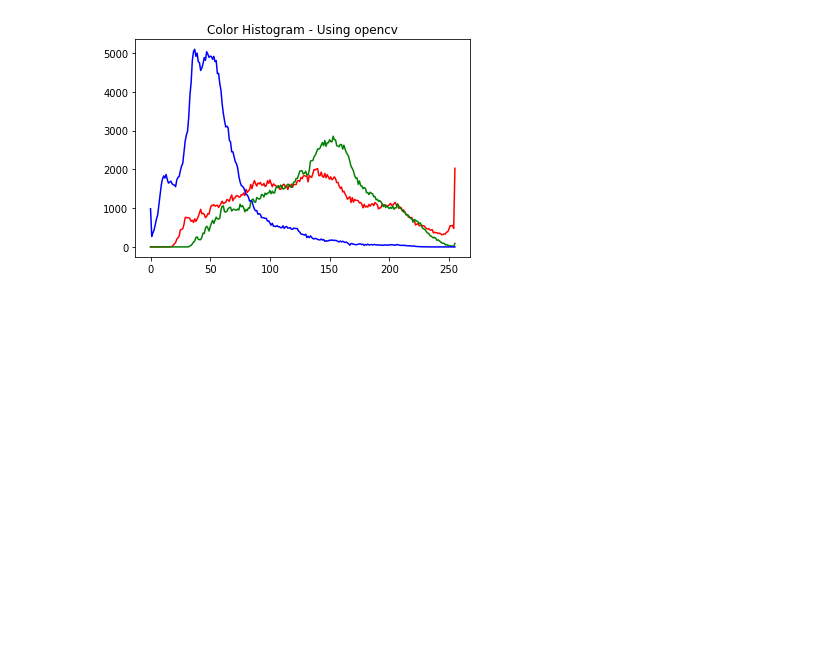
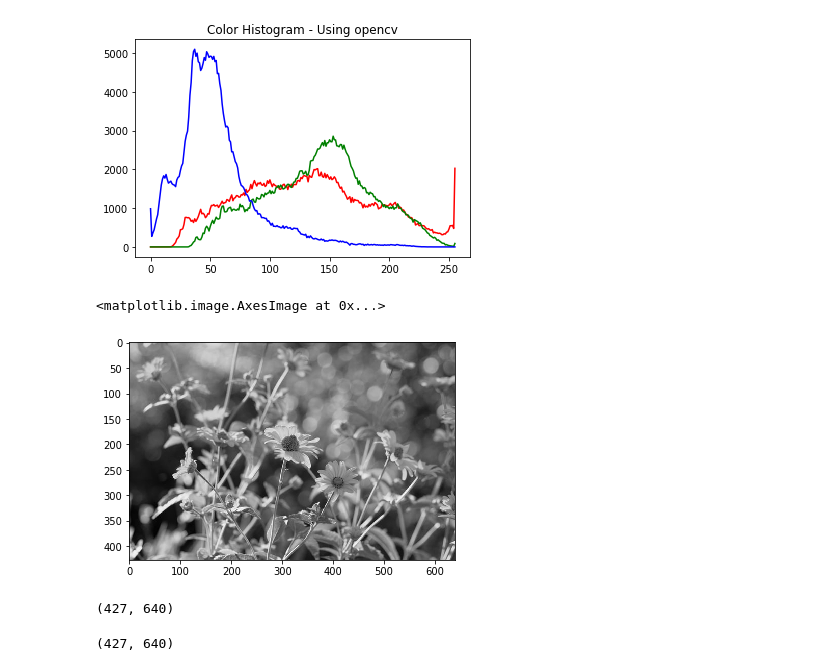
Before and after one commit to EthanWadsworth/TR_CV_Notes, a Jupyter notebook: Histograms.ipynb, the cells around one changed output. Cells and saved outputs as stored; diff of their text form; code cells hidden in the pictures; blank space fills up the shorter version.

```diff
--- a/Histograms.ipynb
+++ b/Histograms.ipynb
@@ -57,3 +57,18 @@ for channel, color in enumerate(colors):
 # %%
 #Histogram equalization
 # Useful for creating sharper details in images by increasing image contrast
+# %%
+gray_flower_img = cv2.imread('../Image_Data/flowers.jpg', 0)
+plt.imshow(gray_flower_img, cmap='gray')
+#img w/o histogram equilization
+# %% [output]
+<matplotlib.image.AxesImage at 0x...>
+[figure, added]
+# %%
+np.shape(gray_flower_img)
+# %% [output]
+(427, 640)
+# %%
+np.shape(gray_flower_img)
+# %% [output]
+(427, 640)
```
Also changed, not shown: parts of 11 cells of this notebook.
